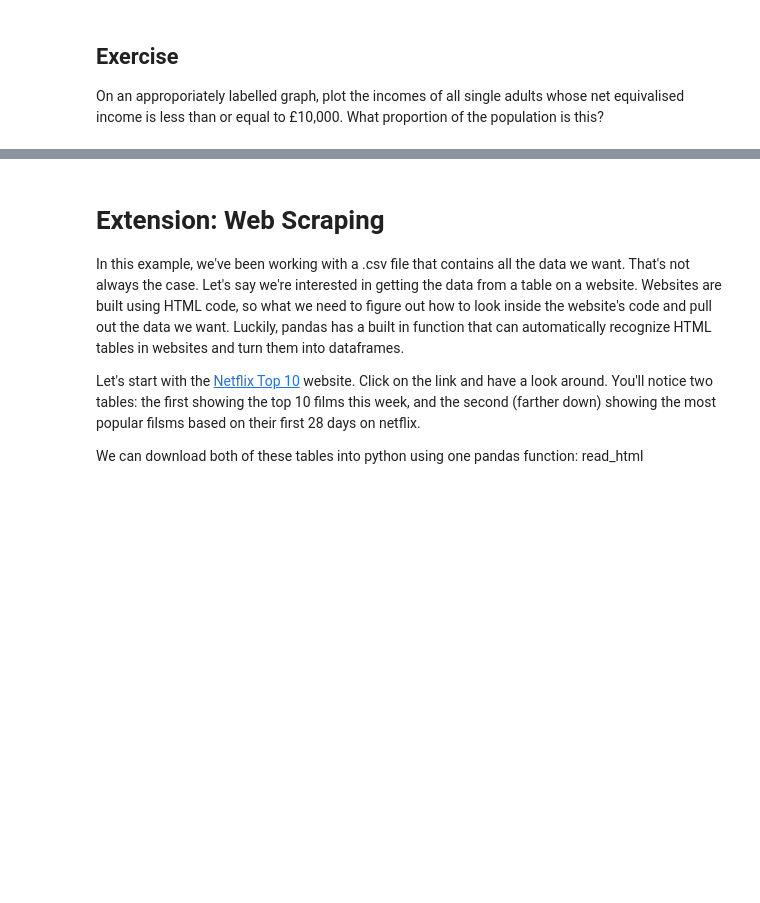
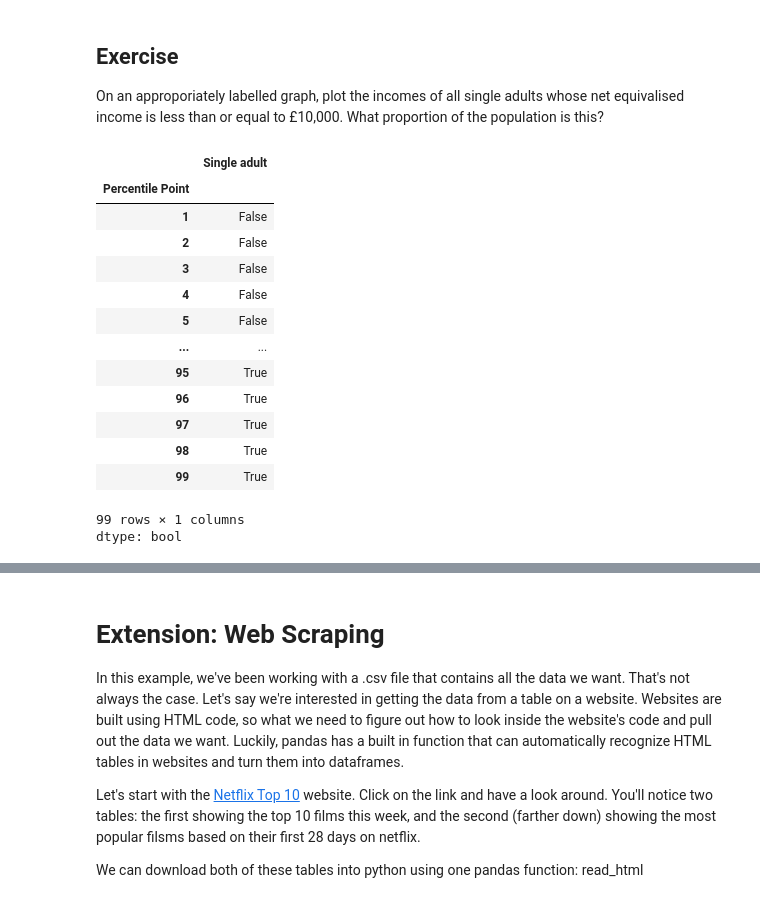
Before and after one commit to nikikeomany-code/QM2, a Jupyter notebook: W2_Working_with_Data_in_Pandas.ipynb, the cells around one changed output, grey strips where cells are left out. Saved outputs shown, nothing was run; the diff lists cells and outputs as text; code cells hidden in the pictures; blank space fills up the shorter version.

```diff
--- a/W2_Working_with_Data_in_Pandas.ipynb
+++ b/W2_Working_with_Data_in_Pandas.ipynb
@@ -371,3 +414,21 @@ We won't dwell on comparative operative, here we've used ">" to mean "is greater
 # %% [markdown]
 ## Exercise
 On an approporiately labelled graph, plot the incomes of all single adults whose net equivalised income is less than or equal to £10,000. What proportion of the population is this?
+# %%
+clean['Single adult']>10000
+# %% [output]
+|  | Single adult |
+| Percentile Point |  |
+| 1 | False |
+| 2 | False |
+| 3 | False |
+| 4 | False |
+| 5 | False |
+| ... | ... |
+| 95 | True |
+| 96 | True |
+| 97 | True |
+| 98 | True |
+| 99 | True |
+99 rows × 1 columns
+dtype: bool
```
Also changed, not shown: parts of 11 cells of this notebook.
